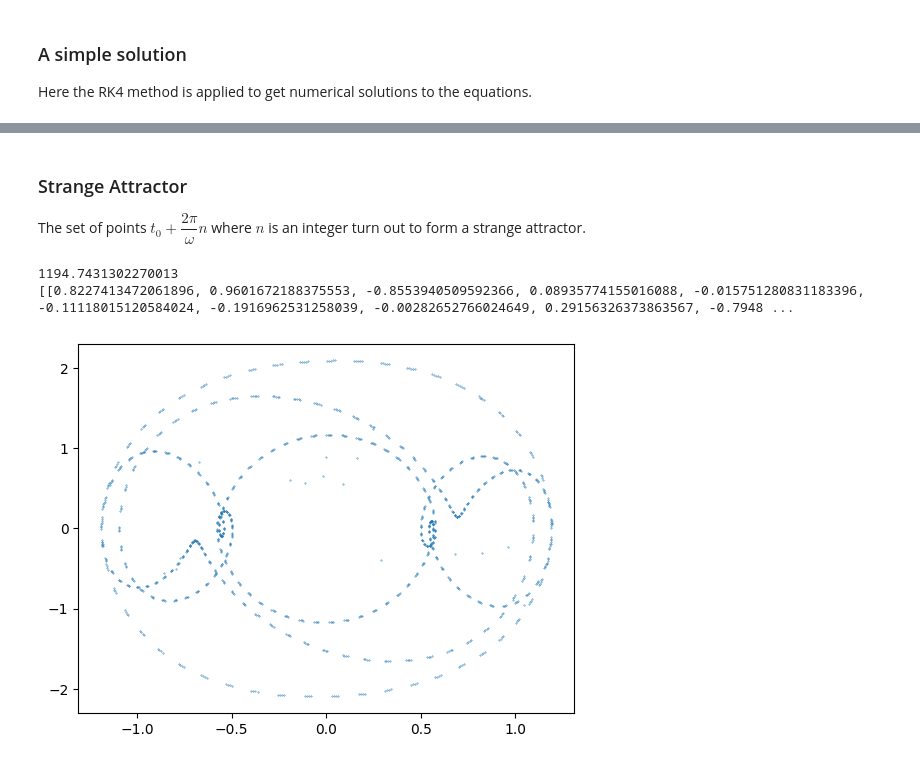
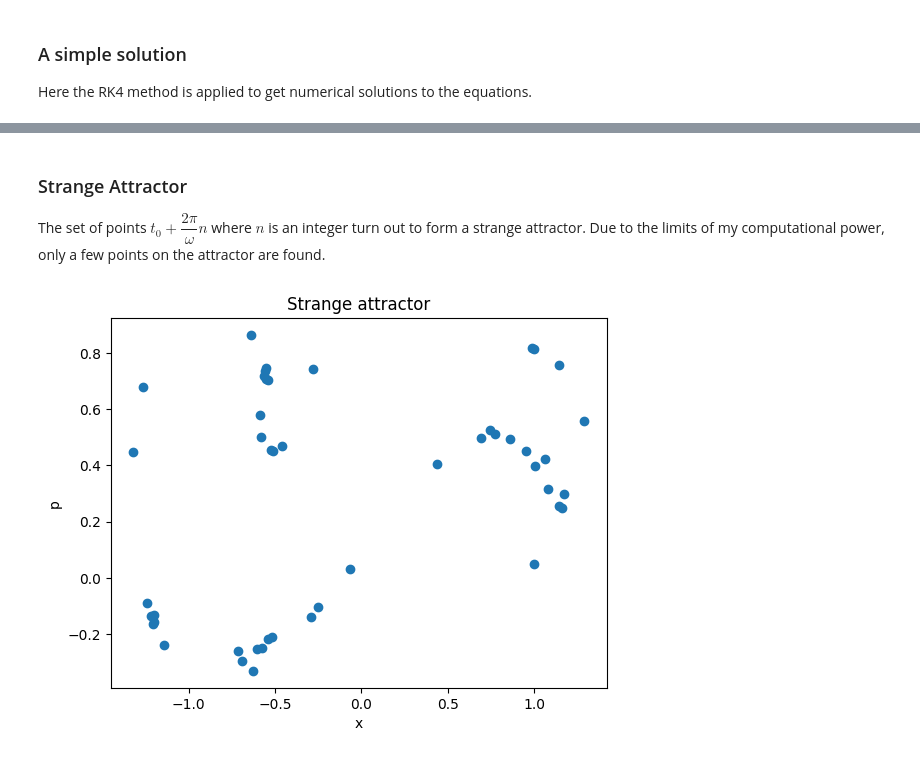
Before and after one commit to Williame33445/physics-projects, a Jupyter notebook: chaos-simulations/duffing-oscillator.ipynb, the cells around one changed output, grey strips where cells are left out. Saved outputs shown, nothing was run; the diff lists cells and outputs as text; code cells hidden in the pictures.

```diff
--- a/chaos-simulations/duffing-oscillator.ipynb
+++ b/chaos-simulations/duffing-oscillator.ipynb
@@ -19,14 +19,14 @@ from mpl_toolkits.mplot3d import Axes3D
 
 #constants
 m = 1
-F_0 = 2
-omega = 3     #changed for testing
-gamma = 0.1
-a = 1/4
-b = 1/2
+F_0 = .5
+omega = 1.2
+gamma = 0.3
+a = 1/2
+b = 1/4
 
 #simulation parameter
-h = .01
+h = .001
 numberOfRuns = 10**6
 
 #iterator
@@ -54,7 +54,7 @@ def f(t,R):
 
 def simulateDuffing(RState):
     """
-    Uses RK4 method to find a set of points on the solution to the Lorenz eq given an intial condition.
+    Uses RK4 method to find a set of points on the solution to the duffing eq given an intial condition.
     """
     RStates = [RState]
     tStates = [0]
@@ -64,20 +64,20 @@ def simulateDuffing(RState):
         tStates.append(tStates[-1]+h)
     return tStates, RStates
 
-def transformToXYZ(lst):
+def transformToXP(lst):
     """
     Transfroms [np.array([1,2]),np.array([3,4])] to [[1,3],[2,4]]
     """
     return [[s[c] for s in lst] for c in range(2)]
 # %%
 #example simulation
-t1, R1 = simulateDuffing(np.array([0.5,0]))
-xR1List = transformToXYZ(R1)
+t1, R1 = simulateDuffing(np.array([1,0]))
+xR1List = transformToXP(R1)
 
 #graph
 plt.plot(xR1List[0], xR1List[1], 'blue',linewidth = '.5')
-plt.xlabel("")
-plt.ylabel("")
-plt.title(r'')
+plt.xlabel("x")
+plt.ylabel("p")
+plt.title(r'Phase space diagram for $x_0 = 1, p_0 = 0$')
 plt.show()
 # %% [output]
@@ -85,25 +85,24 @@ plt.show()
 # %% [markdown]
 ### Strange Attractor
 
-The set of points $t_0 + \dfrac{2\pi}{\omega}n$ where $n$ is an integer turn out to form a strange attractor.
+The set of points $t_0 + \dfrac{2\pi}{\omega}n$ where $n$ is an integer turn out to form a strange attractor. Due to the limits of my computational power, only a few points on the attractor are found.
 # %%
+#finds the spacing between elements of the list for each point on the strange attractor
 nPeriodic  = int(np.floor(8*np.pi/(omega*h)))
-print(numberOfRuns/nPeriodic)
 
+#finds points on the strange attractor
 periodicList = []
 for i in range(int(np.floor(numberOfRuns/nPeriodic))):
     periodicList.append(R1[i*nPeriodic+ 100])
 
-xR1ListPeriodic = transformToXYZ(periodicList)
-print(xR1ListPeriodic)
+#transforms list to list of x and p states
+xR1ListPeriodic = transformToXP(periodicList)
 
-#plt.plot(t1,R1,'blue',linewidth = '.5')
-plt.scatter(xR1ListPeriodic[0],xR1ListPeriodic[1],s=.1)
-plt.xlabel("")
-plt.ylabel("")
-plt.title(r'')
+#plots
+plt.scatter(xR1ListPeriodic[0],xR1ListPeriodic[1])
+plt.xlabel("x")
+plt.ylabel("p")
+plt.title(r'Strange attractor')
 plt.show()
 # %% [output]
-1194.7431302270013
-[[0.8227413472061896, 0.9601672188375553, -0.8553940509592366, 0.08935774155016088, -0.015751280831183396, -0.11118015120584024, -0.1916962531258039, -0.00282652766024649, 0.29156326373863567, -0.7948 ...
-[figure, old version]
+[figure, new version]
```
Also changed, not shown: parts of 2 cells of this notebook.
